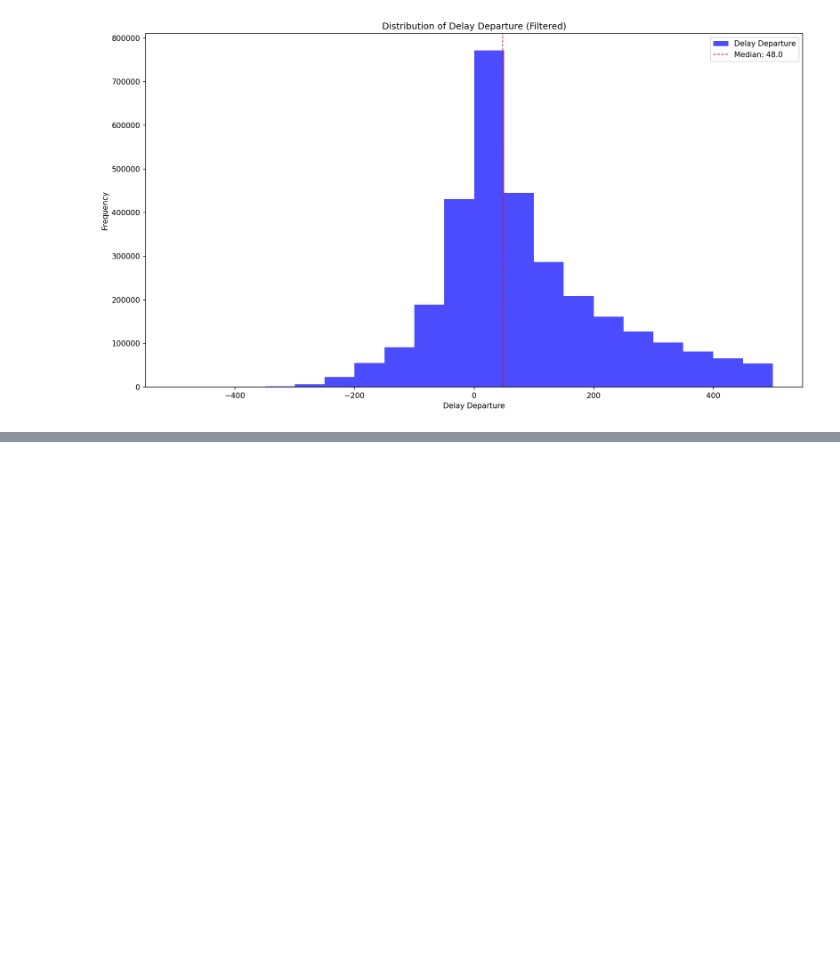
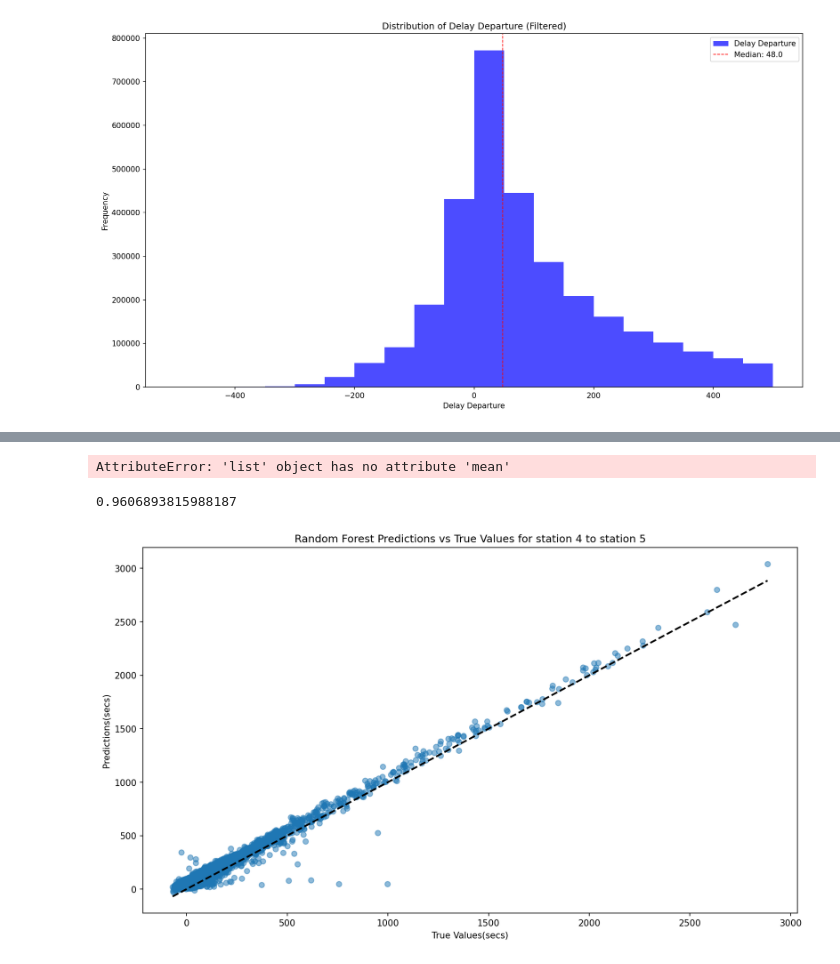
Before and after one commit to LeiY769/DataProject, a Jupyter notebook: Modeling/lines.ipynb, the cells around one changed output, grey strips where cells are left out. Drawn from its saved outputs; the diff is of its cells as text; code cells hidden in the pictures; blank space fills up the shorter version.

```diff
--- a/Modeling/lines.ipynb
+++ b/Modeling/lines.ipynb
@@ -256,0 +361,2 @@ Road: 56
+# %%
+merged_df = merged_df.ffill(axis=1).bfill(axis=1)
@@ -256,0 +484,3 @@ Road: 56
+# %%
+final_df['delay_arrival'] = final_df['delay_arrival'].apply(parse_time_to_seconds)
+print(final_df.dtypes)
@@ -256,0 +576,19 @@ Road: 56
+# %%
+from torch.utils.data import Dataset, DataLoader
+from sklearn.model_selection import train_test_split
+
+input_length = 1
+target = 1
+
+trained = Travels(train_data, input_length, target)
+test = Travels(test_data, input_length, target)
+
+model = ModelRNN(input_size= features, hidden_size=  features*2, num_layers=2, output_size=1)
+device = torch.device("cuda" if torch.cuda.is_available() else "cpu")
+#model = model.to(device)
+criterion = nn.L1Loss()
+optimizer = torch.optim.Adam(model.parameters(), lr=0.001)
+num_epochs = 3
+
+train_loader = DataLoader(trained, batch_size=4, shuffle=True)
+test_loader = DataLoader(test, batch_size=4, shuffle=False)
@@ -256,0 +761,34 @@ Road: 56
+# %%
+total = []
+for i in range(0, 56):
+    target = [i+1]
+    r2_scores = testing_target2(target, final_df, i)
+    total.append(r2_scores)
+# %% [output]
+AttributeError: 'list' object has no attribute 'mean'
+# %%
+print(np.mean(total))
+# %% [output]
+0.9606893815988187
+# %%
+testX, testY = create_dataset_stop(final_df, start_index=0, target_stop=1, stops_per_trip=57)
+X_train = testX[:int(len(testX) * 0.8)]
+y_train = testY[:int(len(testY) * 0.8)]
+X_test = testX[int(len(testX) * 0.8):]
+y_test = testY[int(len(testY) * 0.8):]
+
+rf = RandomForestRegressor(n_estimators=100, random_state=42,n_jobs=4)
+rf.fit(X_train, y_train)
+
+y_pred = rf.predict(X_test)
+
+fig, ax = plt.subplots(figsize=(13.33, 7.5), dpi=150)
+
+ax.scatter(y_test, y_pred, alpha=0.5)
+ax.plot([y_test.min(), y_test.max()], [y_test.min(), y_test.max()], 'k--', lw=2)
+plt.xlabel('True Values(secs)')
+plt.ylabel('Predictions(secs)')
+plt.title('Random Forest Predictions vs True Values for station 4 to station 5')
+plt.show()
+# %% [output]
+[figure, added]
```
Also changed, not shown: parts of 22 cells of this notebook, 1 other file.
